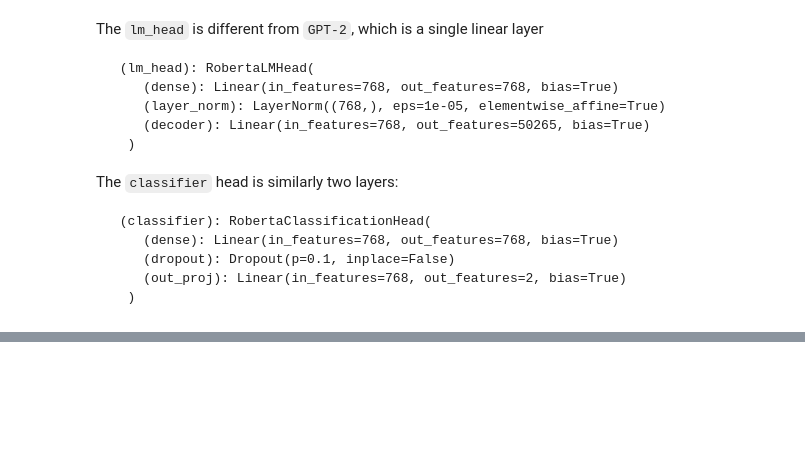
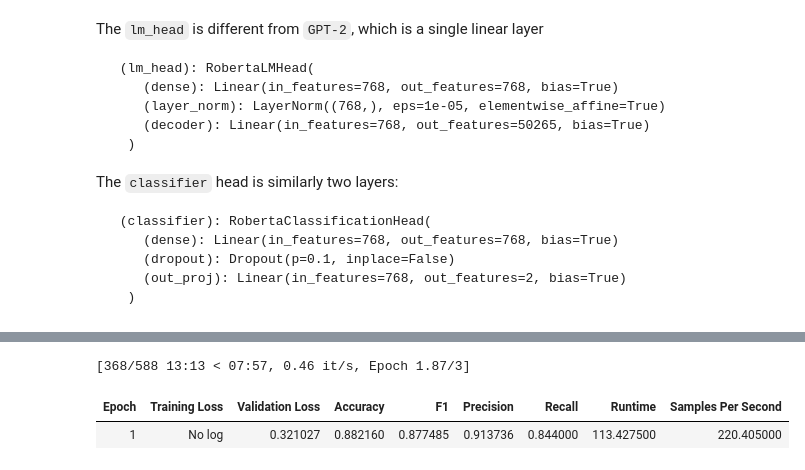
Before and after one commit to YipingNUS/dont-stop-pretraining, a Jupyter notebook: dont-stop-pretraining.ipynb, the cells around one changed output, grey strips where cells are left out. Cells and saved outputs as stored; diff of their text form; code cells hidden in the pictures; blank space fills up the shorter version.

```diff
--- a/dont-stop-pretraining.ipynb
+++ b/dont-stop-pretraining.ipynb
@@ -317,0 +163,9 @@ tokenizer.decode(preds[0].cpu().numpy())
+# %%
+def tokenize(batch):
+    return tokenizer(batch['text'], padding=True, truncation=True, max_length=200)
+
+train_dataset = train_dataset.map(tokenize, batched=True, batch_size=1024, remove_columns=["text"])
+test_dataset = test_dataset.map(tokenize, batched=True, batch_size=1024, remove_columns=["text"])
+# %%
+train_dataset.set_format('torch', columns=['input_ids', 'attention_mask', 'label'])
+test_dataset.set_format('torch', columns=['input_ids', 'attention_mask', 'label'])
@@ -317,0 +210,3 @@ tokenizer.decode(preds[0].cpu().numpy())
+# %%
+# baseline. everything else remains the same
+model = AutoModelForSequenceClassification.from_pretrained('distilroberta-base')
@@ -317,0 +219,14 @@ tokenizer.decode(preds[0].cpu().numpy())
+# %%
+trainer = Trainer(
+    model=model,                         # the instantiated 🤗 Transformers model to be trained
+    args=training_args,                  # training arguments, defined above
+    compute_metrics=compute_metrics,
+    train_dataset=train_dataset,         # training dataset
+    eval_dataset=test_dataset            # evaluation dataset
+)
+# %%
+trainer.train()
+# %% [output]
+[368/588 13:13 < 07:57, 0.46 it/s, Epoch 1.87/3]
+| Epoch | Training Loss | Validation Loss | Accuracy | F1 | Precision | Recall | Runtime | Samples Per Second |
+| 1 | No log | 0.321027 | 0.882160 | 0.877485 | 0.913736 | 0.844000 | 113.427500 | 220.405000 |
```
Also changed, not shown: parts of 94 cells of this notebook.
